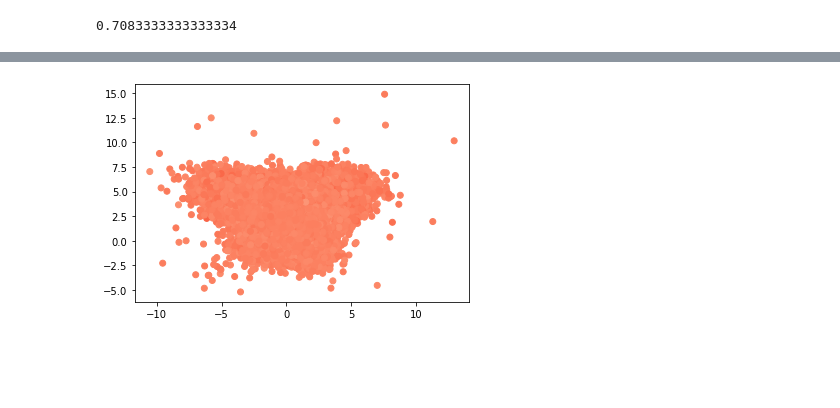
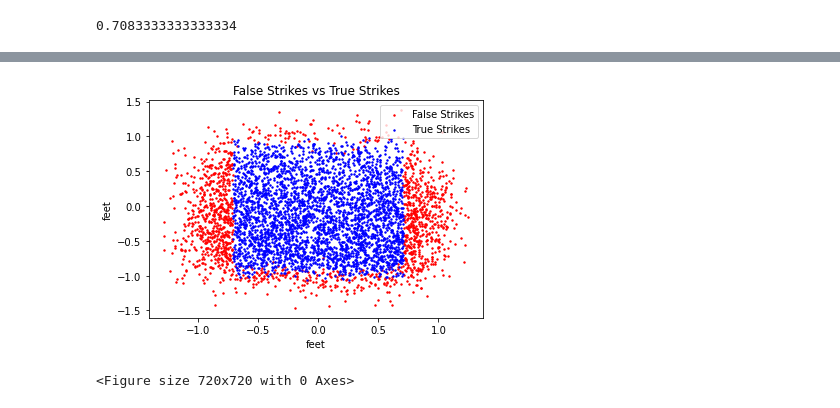
Before and after one commit to Dan-school/baseball, a Jupyter notebook: graph.ipynb, the cells around one changed output, grey strips where cells are left out. Cells and saved outputs as stored; diff of their text form; code cells hidden in the pictures; blank space fills up the shorter version.

```diff
--- a/graph.ipynb
+++ b/graph.ipynb
@@ -156 +207,3 @@ sz_width
+# %%
+false_strikes_df, true_strikes_df = get_false_strikes(strikes_df)
 # %%
@@ -248,7 +211,15 @@ plt.scatter(strikes_flase_df['px'], strikes_flase_df['pz'], cmap='Reds', s=0.6)
-# %%
-#plot the px and pz of the top and bottom of the strike zone if  the pitch is a strike mark it with a red dot if it is a ball mark it with a blue dot
-# plt.scatter(pitch_df['px'], pitch_df['pz'], c=pitch_df['sz_top'], cmap='Reds')
-plt.scatter(pitch_df['px'], pitch_df['pz'], c=pitch_df['sz_top'], cmap='Reds')
-plt.show()
-# %% [output]
-[figure, removed]
+# %%
+#plot false strikes in red and true strikes in blue only use 10% of the rows
+false_strikes_df_sample = false_strikes_df.sample(frac=0.01)
+true_strikes_df_sample = true_strikes_df.sample(frac=0.01)
+plt.scatter(false_strikes_df_sample['px'], false_strikes_df_sample['pz'], color='red', label='False Strikes', s= 2)
+plt.scatter(true_strikes_df_sample['px'], true_strikes_df_sample['pz'], color='blue', label='True Strikes', s= 2)
+plt.xlabel('feet')
+plt.ylabel('feet')
+plt.title('False Strikes vs True Strikes')
+plt.legend()
+plt.show()
+# save as png using pil
+# %% [output]
+[figure, added]
+<Figure size 720x720 with 0 Axes>
```
Also changed, not shown: parts of 21 cells of this notebook.
